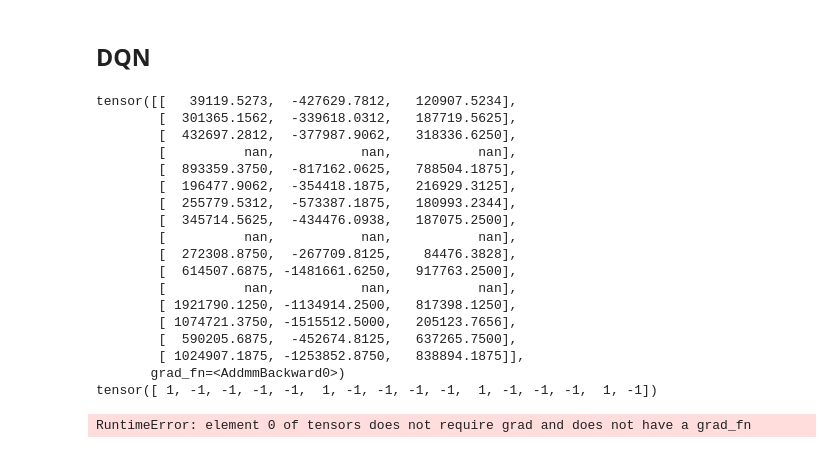
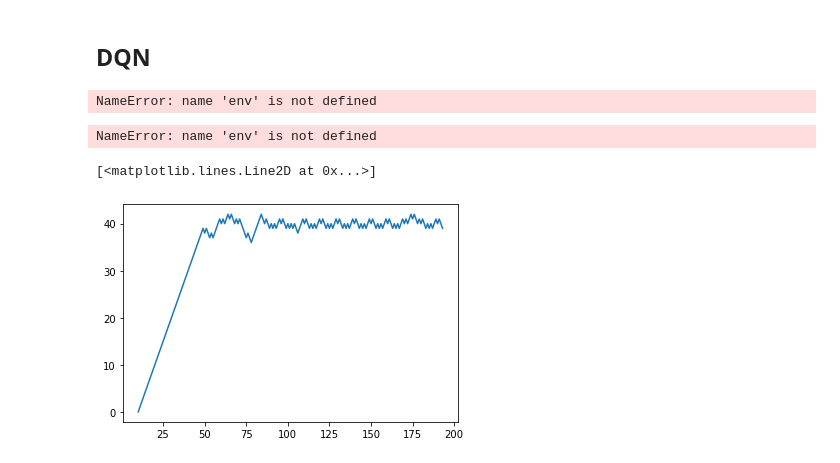
Before and after one commit to andpuc23/Planning_final_stock, a Jupyter notebook: pipeline.ipynb, the cells around one changed output. Cells and saved outputs as stored; diff of their text form; code cells hidden in the pictures.

```diff
--- a/pipeline.ipynb
+++ b/pipeline.ipynb
@@ -82,22 +115,6 @@ dqn = DQN(env.data.shape[1], 3, env)
-# %%
-dqn.fit()
-# %% [output]
-tensor([[   39119.5273,  -427629.7812,   120907.5234],
-        [  301365.1562,  -339618.0312,   187719.5625],
-        [  432697.2812,  -377987.9062,   318336.6250],
-        [          nan,           nan,           nan],
-        [  893359.3750,  -817162.0625,   788504.1875],
-        [  196477.9062,  -354418.1875,   216929.3125],
-        [  255779.5312,  -573387.1875,   180993.2344],
-        [  345714.5625,  -434476.0938,   187075.2500],
-        [          nan,           nan,           nan],
-        [  272308.8750,  -267709.8125,    84476.3828],
-        [  614507.6875, -1481661.6250,   917763.2500],
-        [          nan,           nan,           nan],
-        [ 1921790.1250, -1134914.2500,   817398.1250],
-        [ 1074721.3750, -1515512.5000,   205123.7656],
-        [  590205.6875,  -452674.8125,   637265.7500],
-        [ 1024907.1875, -1253852.8750,   838894.1875]],
-       grad_fn=<AddmmBackward0>)
-tensor([ 1, -1, -1, -1, -1,  1, -1, -1, -1, -1,  1, -1, -1, -1,  1, -1])
-RuntimeError: element 0 of tensors does not require grad and does not have a grad_fn
+# %%
+# 15 is random nummber in [10, days_count] here
+dqn = DQN(env.observation_tensor(15).shape[0], 3, env, batch_size=32)
+dqn.fit()
+# %% [output]
+NameError: name 'env' is not defined
@@ -103,0 +132,9 @@ RuntimeError: element 0 of tensors does not require grad and does not have a gra
+# %%
+plt.plot(range(10, env.day_count), env.money)
+# %% [output]
+NameError: name 'env' is not defined
+# %%
+plt.plot(range(10, env.day_count), env.stocks)
+# %% [output]
+[<matplotlib.lines.Line2D at 0x...>]
+[figure, added]
```
Also changed, not shown: parts of 19 cells of this notebook, 2 other files.
